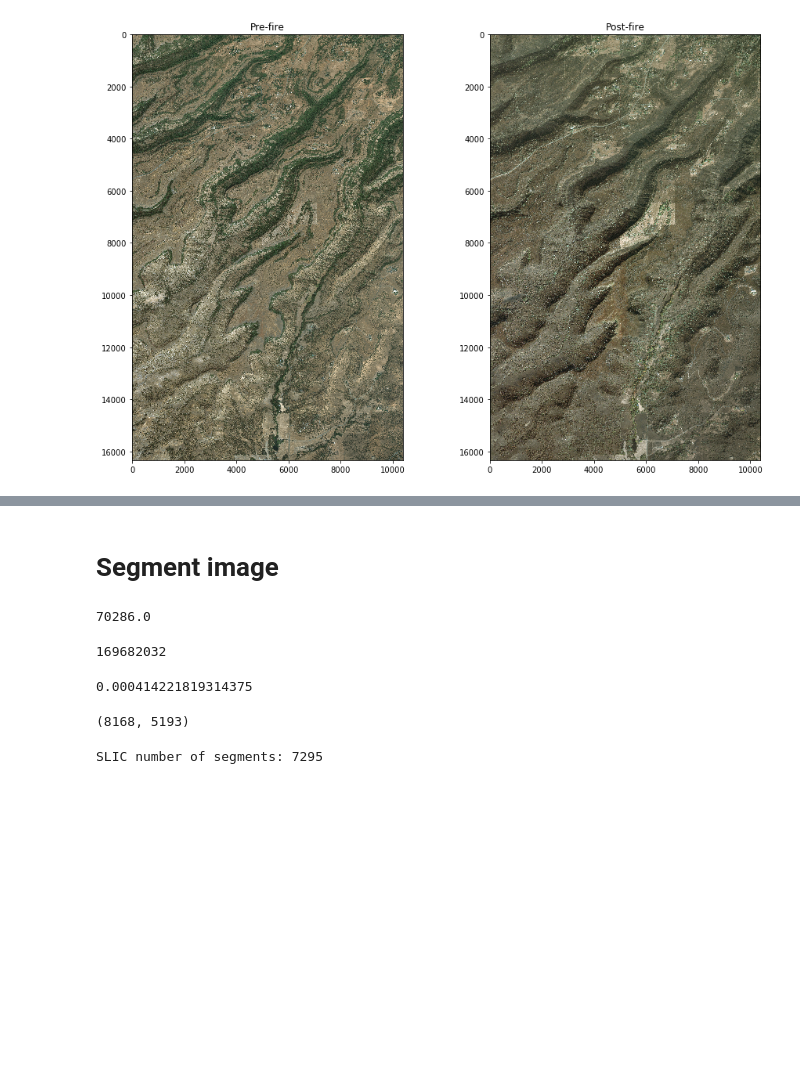
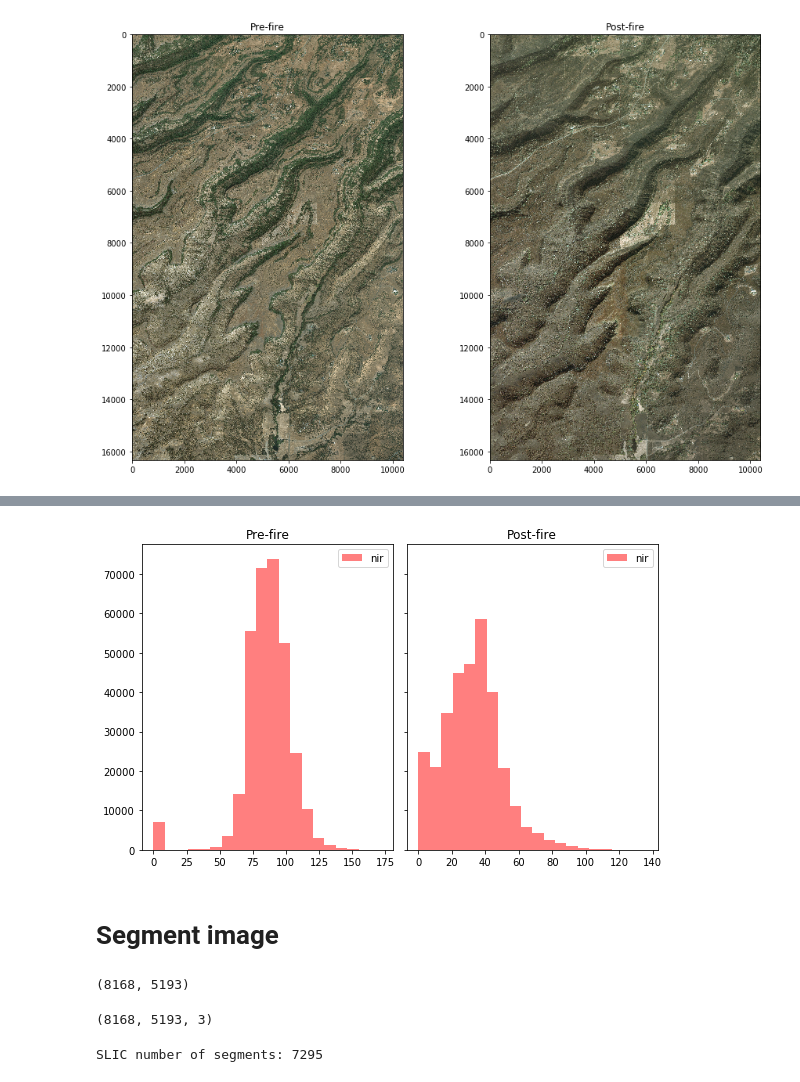
Before and after one commit to aalten77/wildfireassessment, a Jupyter notebook: WildFireDamageAssessment.ipynb, the cells around one changed output, grey strips where cells are left out. Saved outputs shown, nothing was run; the diff lists cells and outputs as text; code cells hidden in the pictures; blank space fills up the shorter version.

```diff
--- a/WildFireDamageAssessment.ipynb
+++ b/WildFireDamageAssessment.ipynb
@@ -109,22 +151,30 @@ plt.show()
+# %%
+x_nir_pre = out_img_pre_b08[0].ravel()
+y_nir_post = out_img_post_b08[0].ravel()
+# %%
+n_bins = 20
+colors = ['red']
+fig, axs = plt.subplots(1, 2, sharey=True, tight_layout=True, figsize=(8, 5))
+axs[0].hist(x_nir_pre, n_bins, alpha=0.5, color=colors, label='nir')
+axs[1].hist(y_nir_post, n_bins, alpha=0.5, color=colors, label='nir')
+axs[0].legend(prop={'size': 10})
+axs[1].legend(prop={'size': 10})
+axs[0].set_title("Pre-fire")
+axs[1].set_title("Post-fire")
+plt.show()
+# %% [output]
+[figure, added]
 # %% [markdown]
 # Segment image
-# %%
-out_img_post.shape[0]*0.31*out_img_post.shape[1]*0.31//232
-# %% [output]
-70286.0
-# %%
-out_img_post.shape[0]*out_img_post.shape[1]
-# %% [output]
-169682032
-# %%
-70286/169682032
-# %% [output]
-0.000414221819314375
 # %%
 chunksize = (out_img_post.shape[0]//2, out_img_post.shape[1]//2)
 chunksize
 # %% [output]
 (8168, 5193)
+# %%
+out_img_pre[0:chunksize[0], 0:chunksize[1], :].shape
+# %% [output]
+(8168, 5193, 3)
 # %%
 from skimage.segmentation import slic, felzenszwalb
 from skimage.segmentation import mark_boundaries
```
Also changed, not shown: parts of 40 cells of this notebook, 1 other file.
